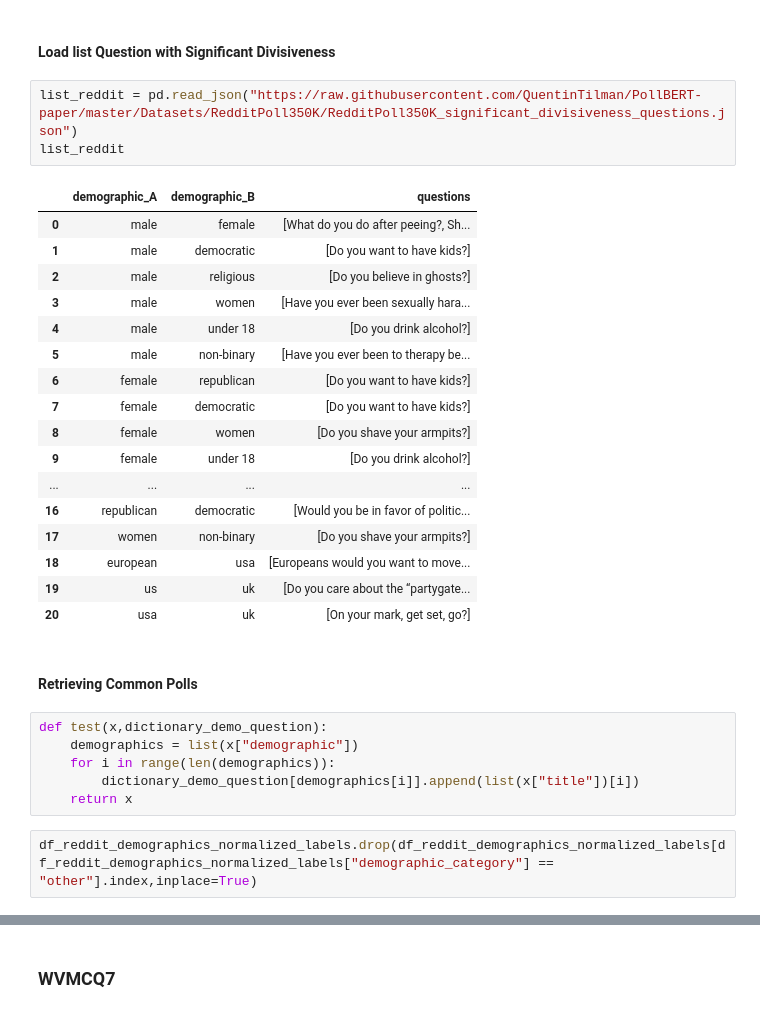
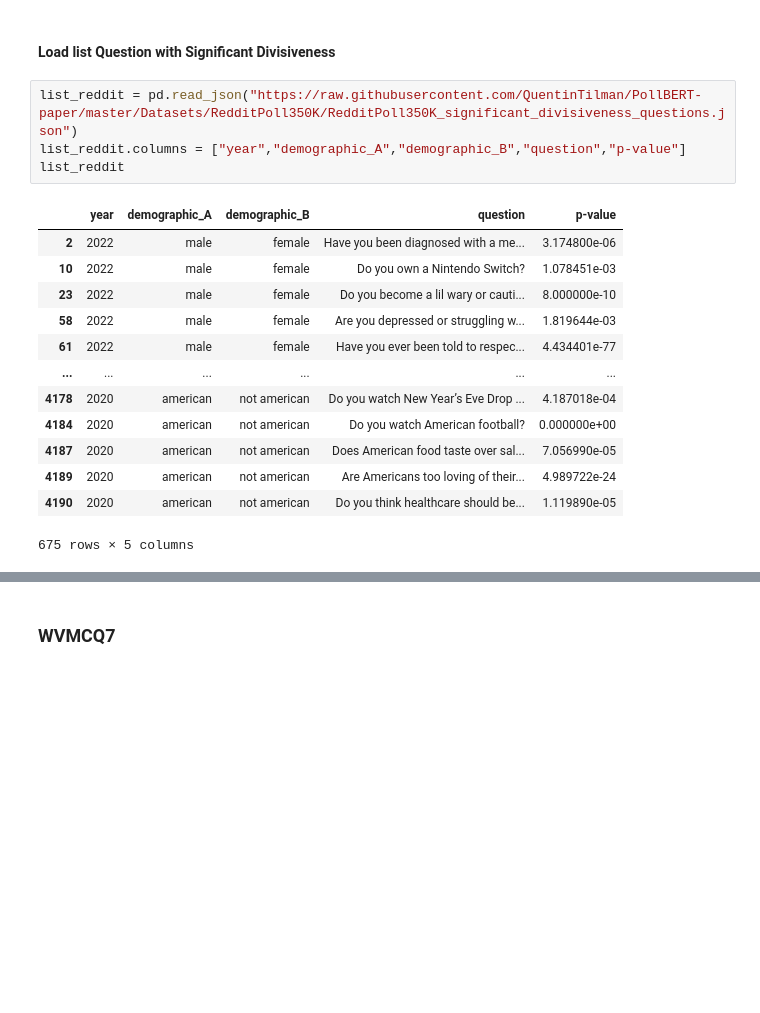
Before and after one commit to QuentinTilman/PollBERT-paper, a Jupyter notebook: Experiments/Demographic_Effect_Analysis.ipynb, the cells around one changed output, grey strips where cells are left out. Saved outputs shown, nothing was run; the diff lists cells and outputs as text; blank space fills up the shorter version.

```diff
--- a/Experiments/Demographic_Effect_Analysis.ipynb
+++ b/Experiments/Demographic_Effect_Analysis.ipynb
@@ -883,32 +915,19 @@ In this part we study the effect of the demographic attribute by checking whethe
 #### Load list Question with Significant Divisiveness
 # %%
 list_reddit = pd.read_json("https://raw.githubusercontent.com/QuentinTilman/PollBERT-paper/master/Datasets/RedditPoll350K/RedditPoll350K_significant_divisiveness_questions.json")
+list_reddit.columns = ["year","demographic_A","demographic_B","question","p-value"]
 list_reddit
 # %% [output]
-|  | demographic_A | demographic_B | questions |
-| 0 | male | female | [What do you do after peeing?, Sh... |
-| 1 | male | democratic | [Do you want to have kids?] |
-| 2 | male | religious | [Do you believe in ghosts?] |
-| 3 | male | women | [Have you ever been sexually hara... |
-| 4 | male | under 18 | [Do you drink alcohol?] |
-| 5 | male | non-binary | [Have you ever been to therapy be... |
-| 6 | female | republican | [Do you want to have kids?] |
-| 7 | female | democratic | [Do you want to have kids?] |
-| 8 | female | women | [Do you shave your armpits?] |
-| 9 | female | under 18 | [Do you drink alcohol?] |
-| ... | ... | ... | ... |
-| 16 | republican | democratic | [Would you be in favor of politic... |
-| 17 | women | non-binary | [Do you shave your armpits?] |
-| 18 | european | usa | [Europeans would you want to move... |
-| 19 | us | uk | [Do you care about the “partygate... |
-| 20 | usa | uk | [On your mark, get set, go?] |
+|  | year | demographic_A | demographic_B | question | p-value |
+| 2 | 2022 | male | female | Have you been diagnosed with a me... | 3.174800e-06 |
+| 10 | 2022 | male | female | Do you own a Nintendo Switch? | 1.078451e-03 |
+| 23 | 2022 | male | female | Do you become a lil wary or cauti... | 8.000000e-10 |
+| 58 | 2022 | male | female | Are you depressed or struggling w... | 1.819644e-03 |
+| 61 | 2022 | male | female | Have you ever been told to respec... | 4.434401e-77 |
+| ... | ... | ... | ... | ... | ... |
+| 4178 | 2020 | american | not american | Do you watch New Year’s Eve Drop ... | 4.187018e-04 |
+| 4184 | 2020 | american | not american | Do you watch American football? | 0.000000e+00 |
+| 4187 | 2020 | american | not american | Does American food taste over sal... | 7.056990e-05 |
+| 4189 | 2020 | american | not american | Are Americans too loving of their... | 4.989722e-24 |
+| 4190 | 2020 | american | not american | Do you think healthcare should be... | 1.119890e-05 |
+675 rows × 5 columns
-# %% [markdown]
-#### Retrieving Common Polls
-# %%
-def test(x,dictionary_demo_question):
-    demographics = list(x["demographic"])
-    for i in range(len(demographics)):
-        dictionary_demo_question[demographics[i]].append(list(x["title"])[i])
-    return x
-# %%
-df_reddit_demographics_normalized_labels.drop(df_reddit_demographics_normalized_labels[df_reddit_demographics_normalized_labels["demographic_category"] == "other"].index,inplace=True)
```
Also changed, not shown: parts of 39 cells of this notebook, 52 other files.
